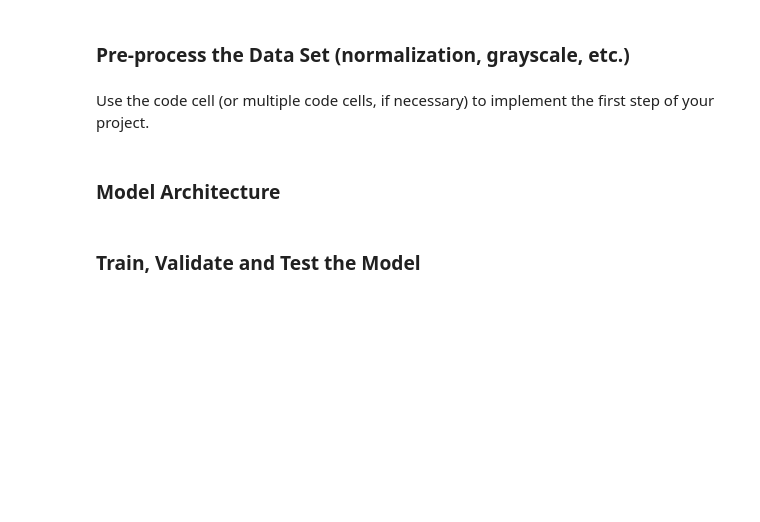
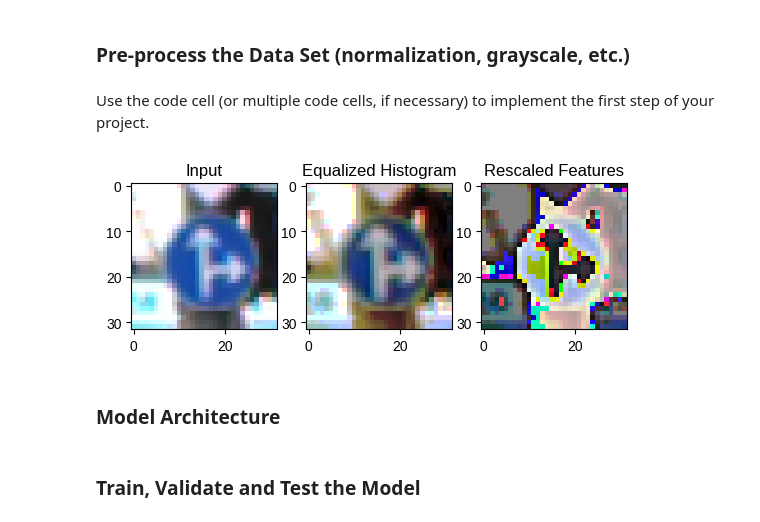
Before and after one commit to Blitzman/CarND-Traffic-Sign-Classifier-Project, a Jupyter notebook: Traffic_Sign_Classifier.ipynb, the cells around one changed output. Drawn from its saved outputs; the diff is of its cells as text; code cells hidden in the pictures; blank space fills up the shorter version.

Commit message:
improve preprocessing pipeline

```diff
--- a/Traffic_Sign_Classifier.ipynb
+++ b/Traffic_Sign_Classifier.ipynb
@@ -299,3 +232,79 @@ y_test_final = y_test
+# %%
+# CELL 5
+
+### Preprocess the data here. Preprocessing steps could include normalization, converting to grayscale, etc.
+### Feel free to use as many code cells as needed.
+
+def feature_normalization(data):
+    data = (data - 128.0) / 128
+    return data
+
+def feature_standardization(data):
+    data = data.astype(np.float32)
+    data -= np.mean(data, axis=0)
+    data /= np.std(data, axis=0)
+    return data
+
+def feature_rescaling(data, a=-0.5, b=0.5):
+    data_max = np.max(data)
+    data_min = np.min(data)
+    return a + (b - a) * ((data - data_min) / (data_max - data_min))
+
+def rgb_to_grayscale(images):
+    grayscale_images = []
+    n = len(images)
+    for i in range(n):
+        grayscale_images.append(cv2.cvtColor(images[i], cv2.COLOR_RGB2GRAY))
+    return np.reshape(grayscale_images, (-1, 32, 32, 1))
+
+def histogram_equalization(img):
+    #Histogram Equalization
+    img2=img.copy()
+    img2[:, :, 0] = cv2.equalizeHist(img[:, :, 0])
+    img2[:, :, 1] = cv2.equalizeHist(img[:, :, 1])
+    img2[:, :, 2] = cv2.equalizeHist(img[:, :, 2])
+    return img2
+
+def preprocess(images):
+    preprocessed_images = []
+    for i in images:
+        preprocessed_image = i
+        preprocessed_image = histogram_equalization(preprocessed_image)
+        preprocessed_image = feature_rescaling(preprocessed_image)
+        preprocessed_images.append(preprocessed_image)
+    return preprocessed_images
+
+X_train_preprocessed = preprocess(X_train)
+X_valid_preprocessed = preprocess(X_valid)
+X_test_preprocessed = preprocess(X_test)
+
+# Preprocessing example
+
+sbs.reset_defaults()
+fig_example_preprocessing = plt.figure()
+fig_example_preprocessing.add_subplot(1, 3, 1)
+plt.title('Input')
+plt.imshow(X_train[1024])
+fig_example_preprocessing.add_subplot(1, 3, 2)
+plt.title('Equalized Histogram')
+plt.imshow(histogram_equalization(X_train[1024]))
+fig_example_preprocessing.add_subplot(1, 3, 3)
+plt.title('Rescaled Features')
+plt.imshow(feature_rescaling(histogram_equalization(X_train[1024])))
+sbs.set()
+
+
+# Output
+X_train_final = X_train_preprocessed
+y_train_final = y_train
+
+X_valid_final = X_valid_preprocessed
+y_valid_final = y_valid
+
+X_test_final = X_test_preprocessed
+y_test_final = y_test
+# %% [output]
+[figure, added]
 # %% [markdown]
 ### Model Architecture
 # %%
```
Also changed, not shown: parts of 14 cells of this notebook, 1 other file.
